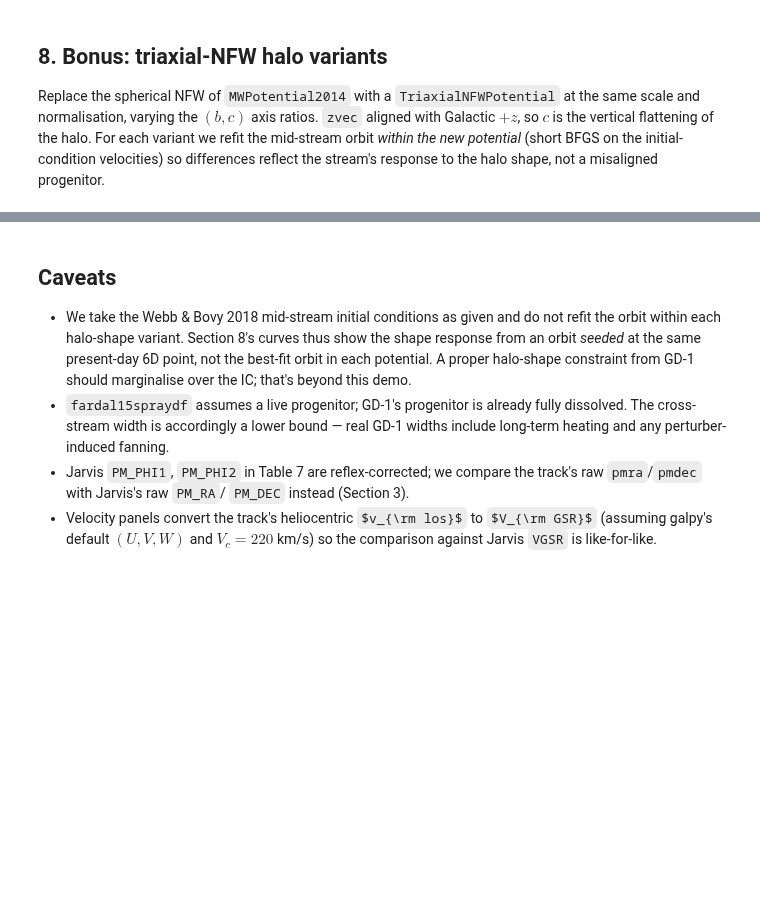
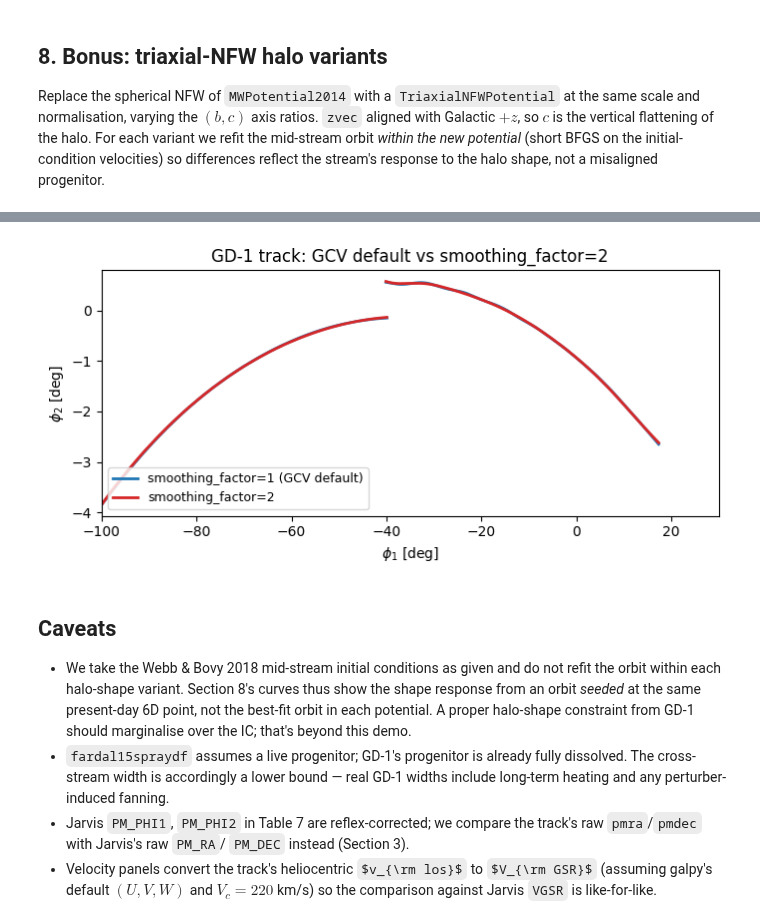
Before and after one commit to jobovy/streamtrack-experiments, a Jupyter notebook: notebooks/gd1_track_example.ipynb, the cells around one changed output, grey strips where cells are left out. Saved outputs shown, nothing was run; the diff lists cells and outputs as text; code cells hidden in the pictures; some formulas as TeX source; blank space fills up the shorter version.

```diff
--- a/notebooks/gd1_track_example.ipynb
+++ b/notebooks/gd1_track_example.ipynb
@@ -594,3 +579,20 @@ plt.show()
+# %%
+numpy.random.seed(0)
+track_default = make_track(WB_prog, MWPotential2014)
+numpy.random.seed(0)
+track_smooth = make_track(WB_prog, MWPotential2014, smoothing_factor=2.0)
+
+fig, ax = pyplot.subplots(figsize=(8, 3.2))
+overlay_track(track_default, ax, 'C0', 'smoothing_factor=1 (GCV default)')
+overlay_track(track_smooth,  ax, 'C3', 'smoothing_factor=2')
+ax.set_xlabel(r'$\phi_1$ [deg]')
+ax.set_ylabel(r'$\phi_2$ [deg]')
+ax.set_xlim(-100, 30)
+ax.legend(loc='lower left', fontsize=9)
+ax.set_title('GD-1 track: GCV default vs smoothing_factor=2')
+pyplot.show()
+# %% [output]
+[figure, added]
 # %% [markdown]
 ## Caveats
 
```
Also changed, not shown: parts of 6 cells of this notebook, 3 other files.
